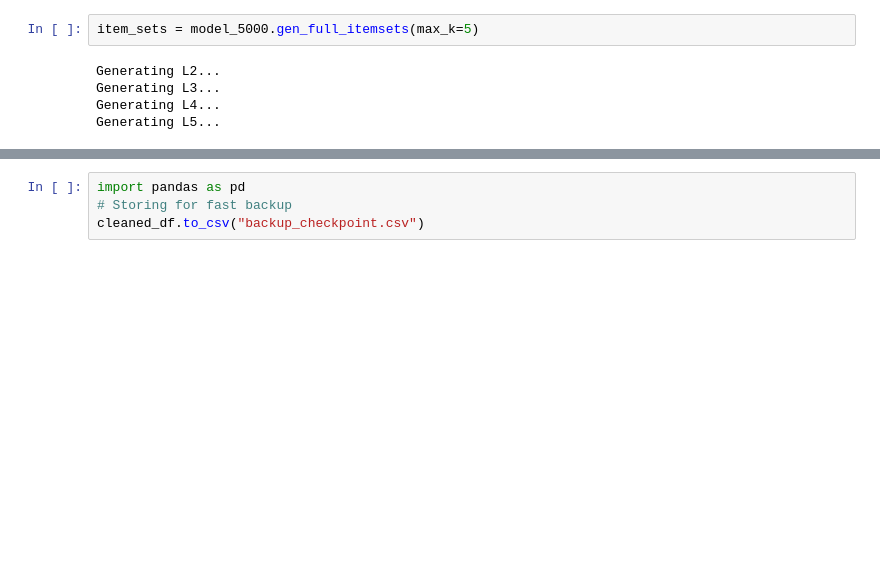
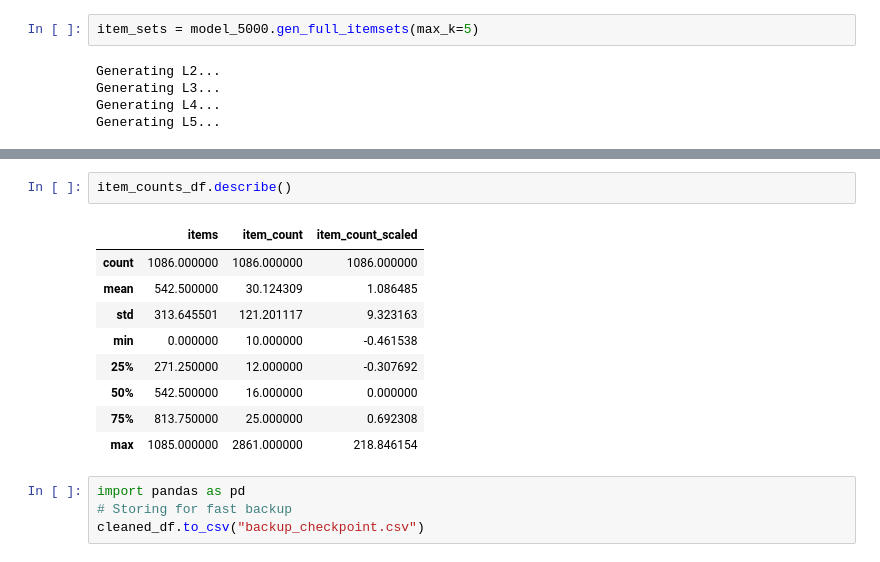
Before and after one commit to CS-3370-Team/Apriory_ItemSet, a Jupyter notebook: Group_Project.ipynb, the cells around one changed output, grey strips where cells are left out. Cells and saved outputs as stored; diff of their text form; blank space fills up the shorter version.

```diff
--- a/Group_Project.ipynb
+++ b/Group_Project.ipynb
@@ -771,3 +765,15 @@ plt.show()
+# %%
+item_counts_df.describe()
+# %% [output]
+|  | items | item_count | item_count_scaled |
+| count | 1086.000000 | 1086.000000 | 1086.000000 |
+| mean | 542.500000 | 30.124309 | 1.086485 |
+| std | 313.645501 | 121.201117 | 9.323163 |
+| min | 0.000000 | 10.000000 | -0.461538 |
+| 25% | 271.250000 | 12.000000 | -0.307692 |
+| 50% | 542.500000 | 16.000000 | 0.000000 |
+| 75% | 813.750000 | 25.000000 | 0.692308 |
+| max | 1085.000000 | 2861.000000 | 218.846154 |
 # %%
 import pandas as pd
 # Storing for fast backup
```
Also changed, not shown: parts of 14 cells of this notebook.
